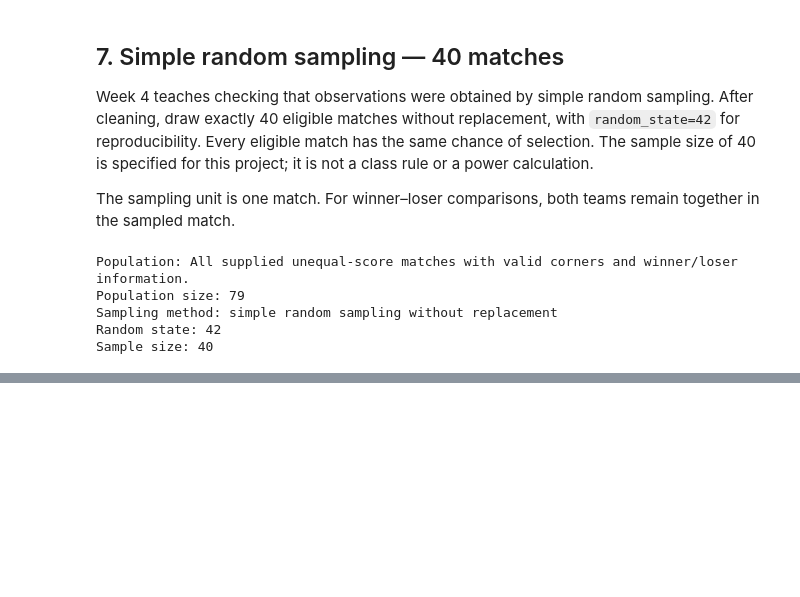
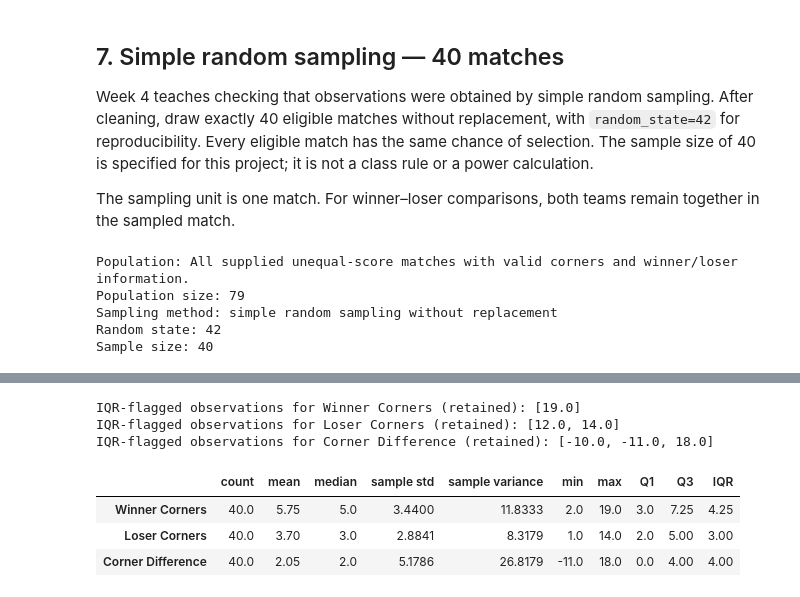
Before and after one commit to omarfaruk309/HIT140-FOUNDATIONS-OF-DATA-SCIENCE-Assessment2-WorldCup2026, a Jupyter notebook: questions/question3/visualisations/coding.ipynb, the cells around one changed output, grey strips where cells are left out. Cells and saved outputs as stored; diff of their text form; code cells hidden in the pictures; blank space fills up the shorter version.

Commit message:
Complete Section 8: Descriptive statistics and outlier inspection

```diff
--- a/questions/question3/visualisations/coding.ipynb
+++ b/questions/question3/visualisations/coding.ipynb
@@ -346,0 +351,26 @@ Sample size: 40
+# %%
+# Calculate the same descriptive measures for each sample variable or stage group.
+summaries = {}
+for name, series in series_to_describe.items():
+    # Q1 and Q3 mark the 25th and 75th percentiles; their difference is the IQR.
+    q1, q3 = series.quantile(0.25), series.quantile(0.75)
+    # ddof=1 uses n−1 in sample variance; standard deviation is its square root.
+    summaries[name] = {'count': series.count(), 'mean': series.mean(),
+        'median': series.median(), 'sample std': series.std(ddof=1),
+        'sample variance': series.var(ddof=1), 'min': series.min(),
+        'max': series.max(), 'Q1': q1, 'Q3': q3, 'IQR': q3 - q1}
+    # Flag values outside the usual 1.5 × IQR limits for inspection, but retain them.
+    outliers = series[(series < q1 - 1.5 * (q3-q1)) | (series > q3 + 1.5 * (q3-q1))]
+    print('IQR-flagged observations for %s (retained): %s' % (name, outliers.tolist()))
+# Transpose with .T so each analysed variable becomes a table row.
+summary = pd.DataFrame(summaries).T
+display(summary.round(4))
+summary.to_csv(BASE / 'tables' / ('question%d_descriptive_statistics.csv' % NUMBER))
+# %% [output]
+IQR-flagged observations for Winner Corners (retained): [19.0]
+IQR-flagged observations for Loser Corners (retained): [12.0, 14.0]
+IQR-flagged observations for Corner Difference (retained): [-10.0, -11.0, 18.0]
+|  | count | mean | median | sample std | sample variance | min | max | Q1 | Q3 | IQR |
+| Winner Corners | 40.0 | 5.75 | 5.0 | 3.4400 | 11.8333 | 2.0 | 19.0 | 3.0 | 7.25 | 4.25 |
+| Loser Corners | 40.0 | 3.70 | 3.0 | 2.8841 | 8.3179 | 1.0 | 14.0 | 2.0 | 5.00 | 3.00 |
+| Corner Difference | 40.0 | 2.05 | 2.0 | 5.1786 | 26.8179 | -11.0 | 18.0 | 0.0 | 4.00 | 4.00 |
```
Also changed, not shown: parts of 1 cell of this notebook, 1 other file.
